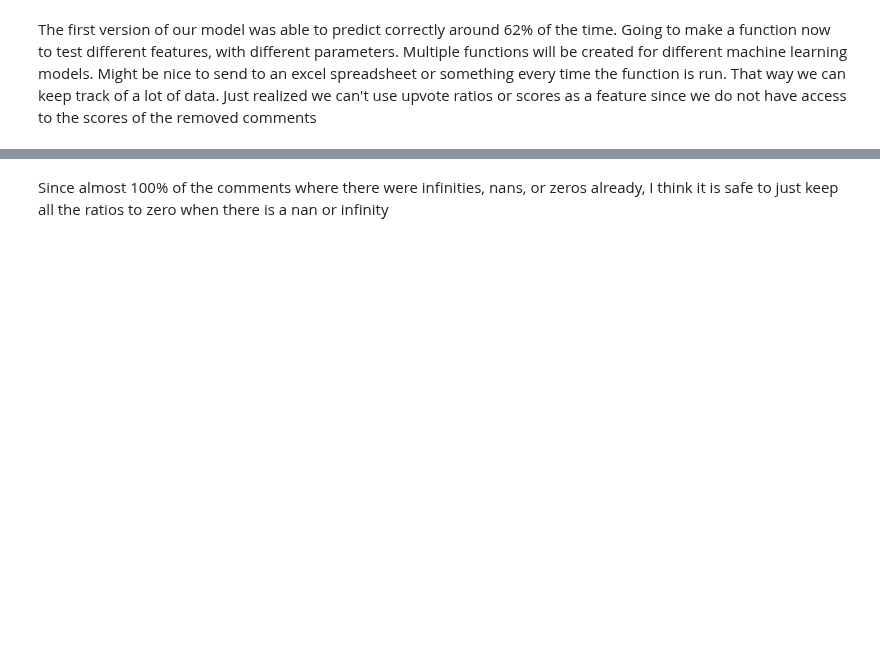
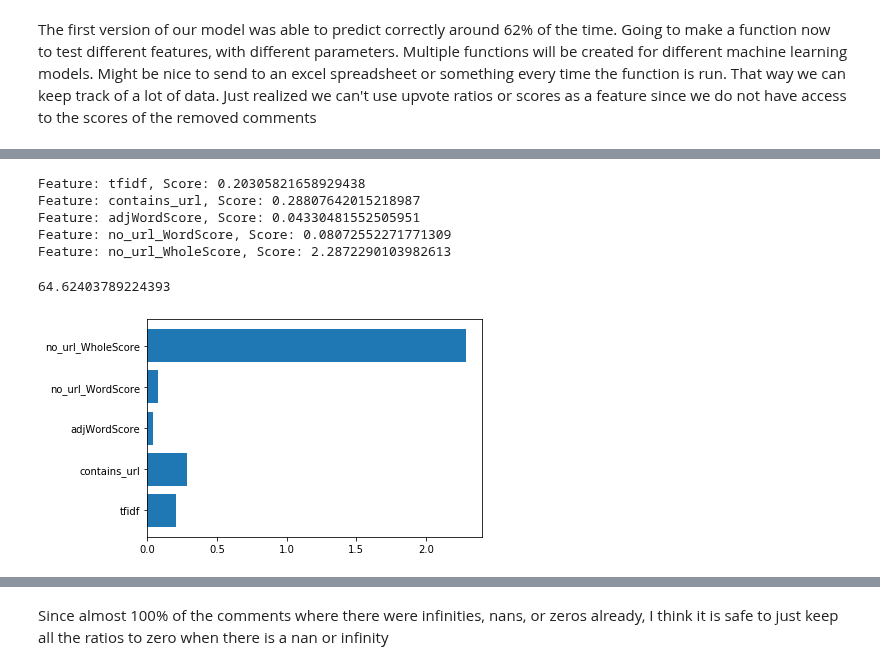
Before and after one commit to mcatalano26/cmps-cap, a Jupyter notebook: MachineLearning.ipynb, the cells around one changed output, grey strips where cells are left out. Cells and saved outputs as stored; diff of their text form; code cells hidden in the pictures; blank space fills up the shorter version.

```diff
--- a/MachineLearning.ipynb
+++ b/MachineLearning.ipynb
@@ -149,3 +152,18 @@ comments_df = pd.read_csv('files/compiled_comments_2_24_2021.csv')
+# %%
+def set_up_train_test_split(df, feature_list, target_name, test_size):
+    X = df[feature_list]
+    X = X.to_numpy()
+    y = df[target_name]
+    y = y.to_numpy()
+    rand_state = random.randint(0, 1000)
+    X_train, X_test, y_train, y_test = train_test_split(X, y, test_size = test_size, random_state=rand_state)
+    return X_train, X_test, y_train, y_test
+
+def determine_accuracy(y_test, y_val):
+    percent_arr = (y_test == y_val)
+    count = np.count_nonzero(percent_arr)
+    percentage = (count/(len(percent_arr)))*100
+    return percentage
 # %%
 #Input dataframe, features, target value, test size, and number of neighbors and get accuracy of k nearest neighbors
 def K_nearest_neighbors_func(df, feature_list, target_name, test_size, number_neighbors):
@@ -182 +219,52 @@ K_nearest_neighbors_func(comments_df, features, 'action', 0.33, 5)
+# %%
+#input dataframe, feature list, target name, test size, alpha (regularization strength as a positive float...the bigger
+#the number, the more regularized...default is 1), and threshold (this will determine the difference between a good
+#comment and a bad comment)
+def ridge_reg_func(df, feature_list, target_name, test_size, alpha, threshold):
+    #set up training and testing split
+    X_train, X_test, y_train, y_test = set_up_train_test_split(df, feature_list, target_name, test_size)
+
+    #fit the model
+    clf = Ridge(alpha = alpha)
+    clf.fit(X_train, y_train)
+
+    #Predict with ridge regression on testing set
+    y_val = clf.predict(X_test)
+
+    #Convert the values
+    y_val = (y_val>=threshold)
+
+    #report the correct percentage of predictions
+    percentage = determine_accuracy(y_test, y_val)
+
+    #Determine feature importance
+    importance = clf.coef_
+    importance_list = []
+    for i, v in enumerate(importance):
+        importance_list.append([feature_list[i], v])
+        print('Feature: ' + feature_list[i] + ', Score: ' + str(v))
+
+    barh(features, importance)
+
+    #Send data to csv to keep track of data
+    data = [[feature_list, test_size, alpha, threshold, importance_list, percentage]]
+    return_df = pd.DataFrame(data, columns = ['features', 'test size', 'alpha', 'threshold', 'importance scores', 'percent_correct'])
+    return_df.to_csv('files/ML_Results/RidgeRegression_Results.csv', mode='a', header=False, index=False)
+
+    return percentage
+
+
+
+features = ['tfidf', 'contains_url', 'adjWordScore', 'no_url_WordScore', 'no_url_WholeScore']
+ridge_reg_func(comments_df, features, 'action', 0.33, 1.0, 0.75)
+
+# comments_df = comments_df.replace({'action': {'removecomment': 0, 'approvecomment': 0, np.nan: 1}})
+# %% [output]
+Feature: tfidf, Score: 0.20305821658929438
+Feature: contains_url, Score: 0.28807642015218987
+Feature: adjWordScore, Score: 0.04330481552505951
+Feature: no_url_WordScore, Score: 0.08072552271771309
+Feature: no_url_WholeScore, Score: 2.2872290103982613
+64.62403789224393
+[figure, added]
 # %%
```
Also changed, not shown: parts of 21 cells of this notebook, 6 other files.
